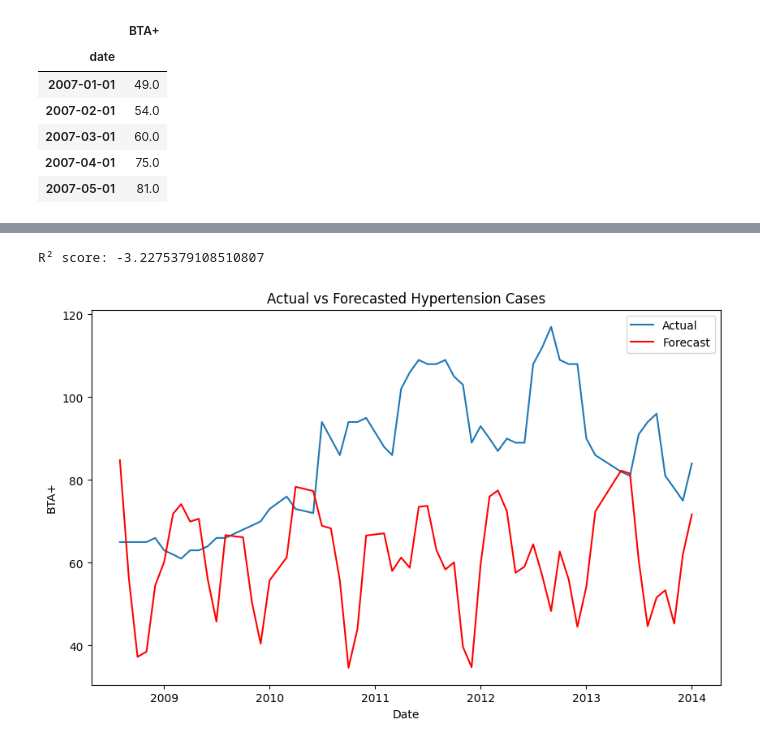
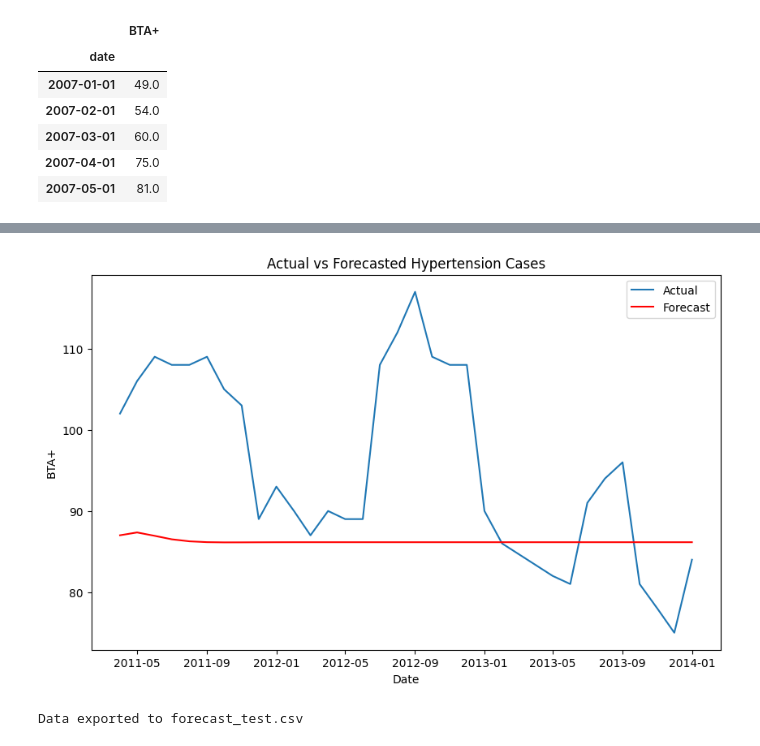
Before and after one commit to Ergiaa/A3_TheLongestNamePossibleToUse, a Jupyter notebook: main.ipynb, the cells around one changed output, grey strips where cells are left out. Drawn from its saved outputs; the diff is of its cells as text; code cells hidden in the pictures.

```diff
--- a/main.ipynb
+++ b/main.ipynb
@@ -56,7 +56,7 @@ df['BTA+'].plot(figsize=(15,5))
 <Axes: >
 [figure]
 # %%
-new_df = df[['Tahun', 'Bulan', 'BTA+']].copy()
+new_df = df[['id', 'Tahun', 'Bulan', 'BTA+']].copy()
 new_df.info()
 print(new_df.dtypes)
 # %% [output]
@@ -264,6 +266,6 @@ df_arima.head()
 | 2007-04-01 | 75.0 |
 | 2007-05-01 | 81.0 |
 # %%
-df_train_arima, df_test_arima = df_arima[:-60], df_arima[-60:]
+df_train_arima, df_test_arima = df_arima.copy(), df_arima[-32:]
 # %%
 df_train_arima.plot(figsize=(15,5))
@@ -312,6 +319,6 @@ Best ARIMA model: ARIMA(16, 0, 0) with AIC: 126.04698400156197
 # %%
 from statsmodels.tsa.arima.model import ARIMA
-model = ARIMA(df_train_arima, order = (15, 0, 0))
+model = ARIMA(df_train_arima, order = (2, 1, 1))
 model_fit = model.fit()
 print(model_fit.summary())
 # %% [output]
@@ -350,23 +341,26 @@ pacf_residuals = plot_pacf(residuals)
 # %%
 forecast_test = model_fit.forecast(len(df_test_arima))
 # %%
-# Step 1: Perform the forecast
-forecast_test = model_fit.forecast(len(df_test_arima))
-
-# Step 2: Evaluate the model using R²
-from sklearn.metrics import r2_score
-r2 = r2_score(df_test_arima['BTA+'], forecast_test)
-print("R² score:", r2)
-
-# Step 3: Visualize the actual vs forecasted values
 plt.figure(figsize=(10, 6))
 plt.plot(df_test_arima.index, df_test_arima['BTA+'], label='Actual')
 plt.plot(df_test_arima.index, forecast_test, label='Forecast', color='red')
 plt.title('Actual vs Forecasted Hypertension Cases')
 plt.xlabel('Date')
 plt.ylabel('BTA+')
 plt.legend()
 plt.show()
 # %% [output]
-R² score: -3.2275379108510807
-[figure, old version]
+[figure, new version]
+# %%
+# Step 1: Create a DataFrame for forecasted values
+forecast_df = pd.DataFrame({
+    'id': range(86, 86 + len(forecast_test)),  # ID starting from 46
+    'BTA+': forecast_test
+})
+
+# Step 2: Export to CSV
+forecast_df.to_csv('forecast_test2.csv', index=False)
+
+print("Data exported to forecast_test.csv")
+# %% [output]
+Data exported to forecast_test.csv
```
Also changed, not shown: parts of 11 cells of this notebook, 2 other files.
